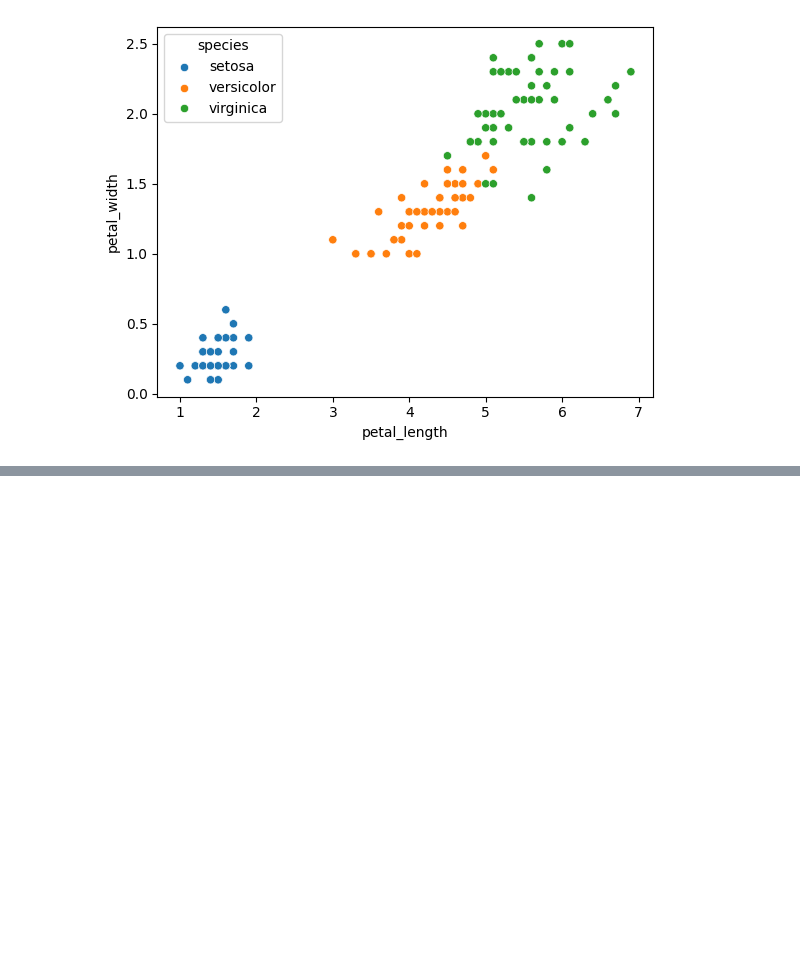
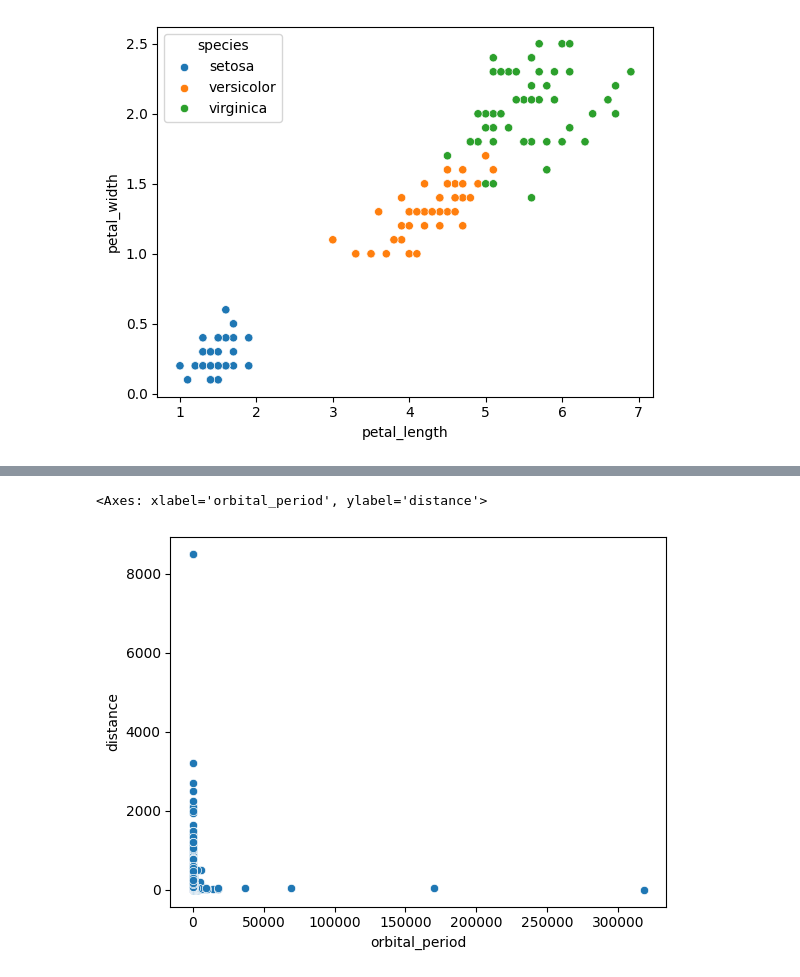
Before and after one commit to anutiwari55/python-data-analytic, a Jupyter notebook: Graphs.ipynb, the cells around one changed output, grey strips where cells are left out. Cells and saved outputs as stored; diff of their text form; code cells hidden in the pictures; blank space fills up the shorter version.

```diff
--- a/Graphs.ipynb
+++ b/Graphs.ipynb
@@ -121,0 +164,3 @@ sns.scatterplot(df, x='petal_length', y='petal_width', hue='species')
+# %%
+df = sns.load_dataset('planets')
+df
@@ -121,0 +181,5 @@ sns.scatterplot(df, x='petal_length', y='petal_width', hue='species')
+# %%
+sns.scatterplot(df, x='orbital_period', y='distance')
+# %% [output]
+<Axes: xlabel='orbital_period', ylabel='distance'>
+[figure, added]
```
Also changed, not shown: parts of 7 cells of this notebook.
